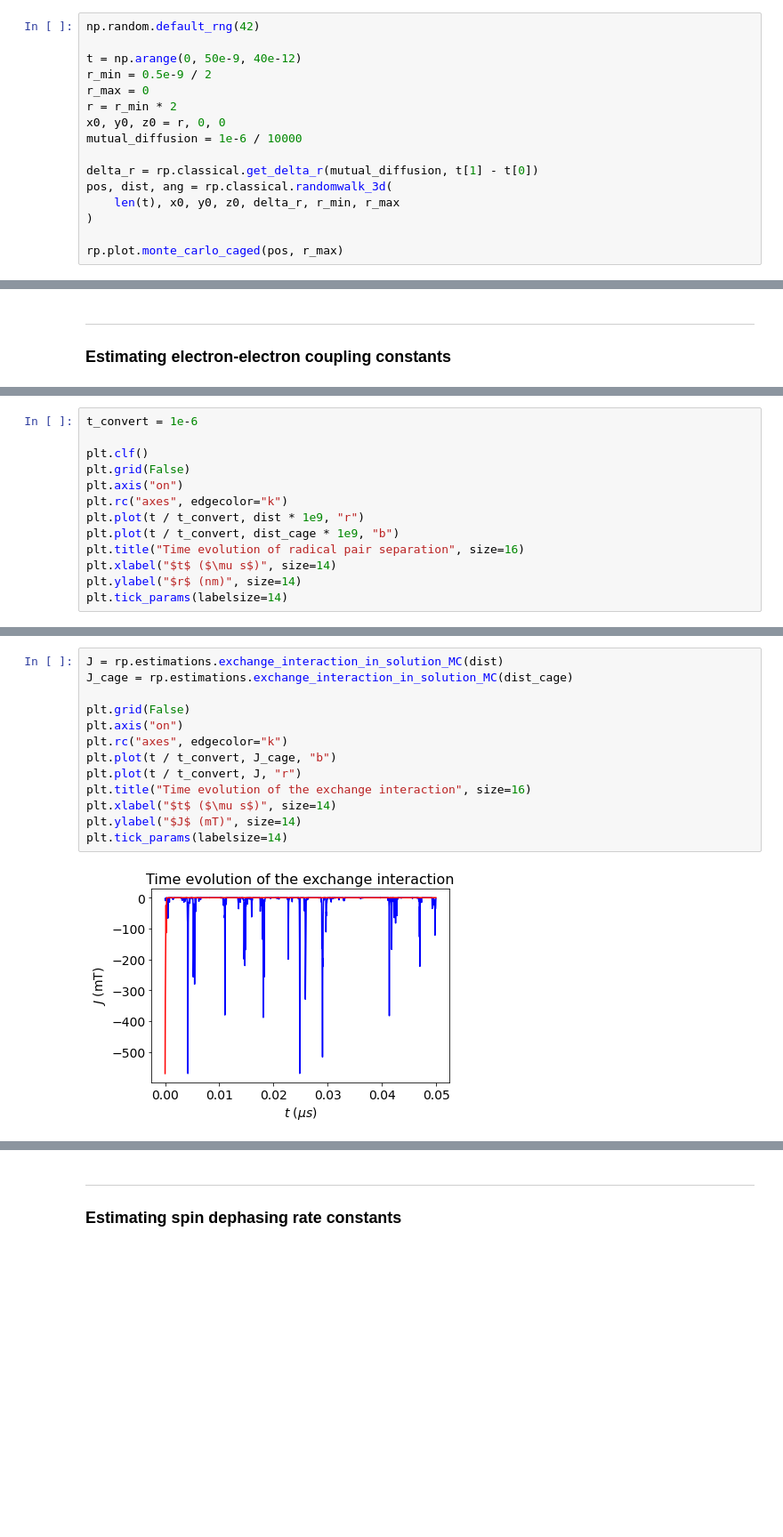
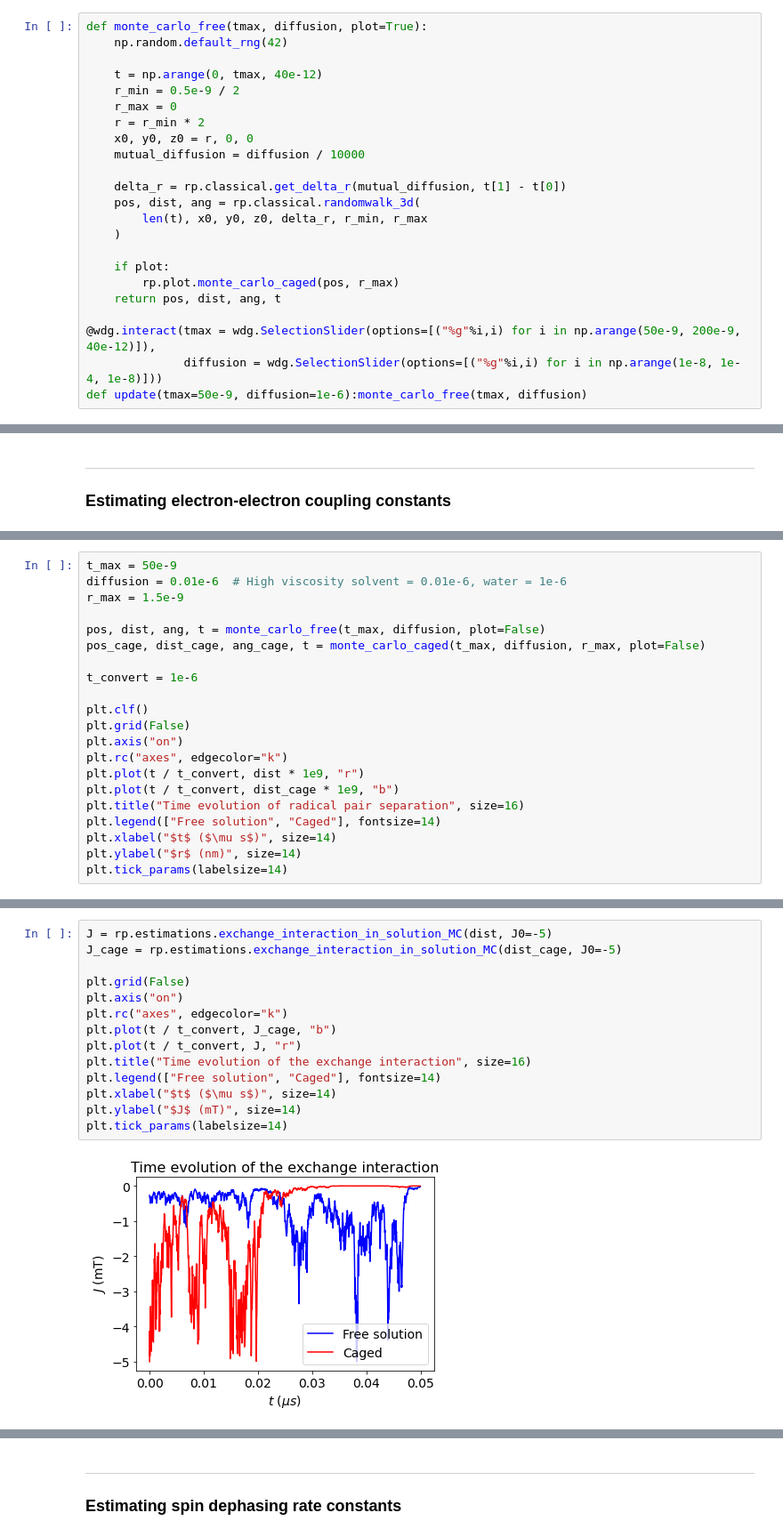
Before and after one commit to Spin-Chemistry-Labs/radicalpy, a Jupyter notebook: examples/tutorials/02_chemical_kinetics_and_molecular_motion.ipynb, the cells around one changed output, grey strips where cells are left out. Shown: that part at 89% size. Saved outputs shown, nothing was run; the diff lists cells and outputs as text; blank space fills up the shorter version.

```diff
--- a/examples/tutorials/02_chemical_kinetics_and_molecular_motion.ipynb
+++ b/examples/tutorials/02_chemical_kinetics_and_molecular_motion.ipynb
@@ -201,19 +205,26 @@ $$
 
 The starting radical A and radical B separation between 0.5 and 2 nm is randomised, this achieved with the function `r = (r_min) + np.random.sample() * ((r_max) - (r_min))`, where `r_min = 0.5e-9` and `r_max = 1.5e-9`. The $r_{min}$ value of 0.5 nm is the distance at which typical organic molecules collide.
 # %%
-np.random.default_rng(42)
+def monte_carlo_free(tmax, diffusion, plot=True):
+    np.random.default_rng(42)
 
-t = np.arange(0, 50e-9, 40e-12)
-r_min = 0.5e-9 / 2
-r_max = 0
-r = r_min * 2
-x0, y0, z0 = r, 0, 0
-mutual_diffusion = 1e-6 / 10000
+    t = np.arange(0, tmax, 40e-12)
+    r_min = 0.5e-9 / 2
+    r_max = 0
+    r = r_min * 2
+    x0, y0, z0 = r, 0, 0
+    mutual_diffusion = diffusion / 10000
 
-delta_r = rp.classical.get_delta_r(mutual_diffusion, t[1] - t[0])
-pos, dist, ang = rp.classical.randomwalk_3d(
-    len(t), x0, y0, z0, delta_r, r_min, r_max
-)
+    delta_r = rp.classical.get_delta_r(mutual_diffusion, t[1] - t[0])
+    pos, dist, ang = rp.classical.randomwalk_3d(
+        len(t), x0, y0, z0, delta_r, r_min, r_max
+    )
 
-rp.plot.monte_carlo_caged(pos, r_max)
+    if plot:
+        rp.plot.monte_carlo_caged(pos, r_max)
+    return pos, dist, ang, t
+
+@wdg.interact(tmax = wdg.SelectionSlider(options=[("%g"%i,i) for i in np.arange(50e-9, 200e-9, 40e-12)]),
+              diffusion = wdg.SelectionSlider(options=[("%g"%i,i) for i in np.arange(1e-8, 1e-4, 1e-8)]))
+def update(tmax=50e-9, diffusion=1e-6):monte_carlo_free(tmax, diffusion)
 # %% [output]
@@ -259,6 +279,13 @@ $$
 D(r, \theta) = -\frac{3}{2} \frac{\mu_0}{4\pi} \frac{g^2 \mu_B^2}{\hbar r^3} (3 \cos^2 \theta -1)
 $$
 # %%
+t_max = 50e-9
+diffusion = 0.01e-6  # High viscosity solvent = 0.01e-6, water = 1e-6
+r_max = 1.5e-9
+
+pos, dist, ang, t = monte_carlo_free(t_max, diffusion, plot=False)
+pos_cage, dist_cage, ang_cage, t = monte_carlo_caged(t_max, diffusion, r_max, plot=False)
+
 t_convert = 1e-6
 
 plt.clf()
@@ -268,6 +295,7 @@ plt.rc("axes", edgecolor="k")
 plt.plot(t / t_convert, dist * 1e9, "r")
 plt.plot(t / t_convert, dist_cage * 1e9, "b")
 plt.title("Time evolution of radical pair separation", size=16)
+plt.legend(["Free solution", "Caged"], fontsize=14)
 plt.xlabel("$t$ ($\mu s$)", size=14)
 plt.ylabel("$r$ (nm)", size=14)
 plt.tick_params(labelsize=14)
@@ -276,18 +304,19 @@ plt.tick_params(labelsize=14)
 # %%
-J = rp.estimations.exchange_interaction_in_solution_MC(dist)
-J_cage = rp.estimations.exchange_interaction_in_solution_MC(dist_cage)
+J = rp.estimations.exchange_interaction_in_solution_MC(dist, J0=-5)
+J_cage = rp.estimations.exchange_interaction_in_solution_MC(dist_cage, J0=-5)
 
 plt.grid(False)
 plt.axis("on")
 plt.rc("axes", edgecolor="k")
 plt.plot(t / t_convert, J_cage, "b")
 plt.plot(t / t_convert, J, "r")
 plt.title("Time evolution of the exchange interaction", size=16)
+plt.legend(["Free solution", "Caged"], fontsize=14)
 plt.xlabel("$t$ ($\mu s$)", size=14)
 plt.ylabel("$J$ (mT)", size=14)
 plt.tick_params(labelsize=14)
 # %% [output]
-[figure, old version]
+[figure, new version]
 # %%
 D = rp.estimations.dipolar_interaction_MC(dist, ang)
 D_cage = rp.estimations.dipolar_interaction_MC(dist_cage, ang_cage)
```
Also changed, not shown: parts of 13 cells of this notebook, 1 other file.
